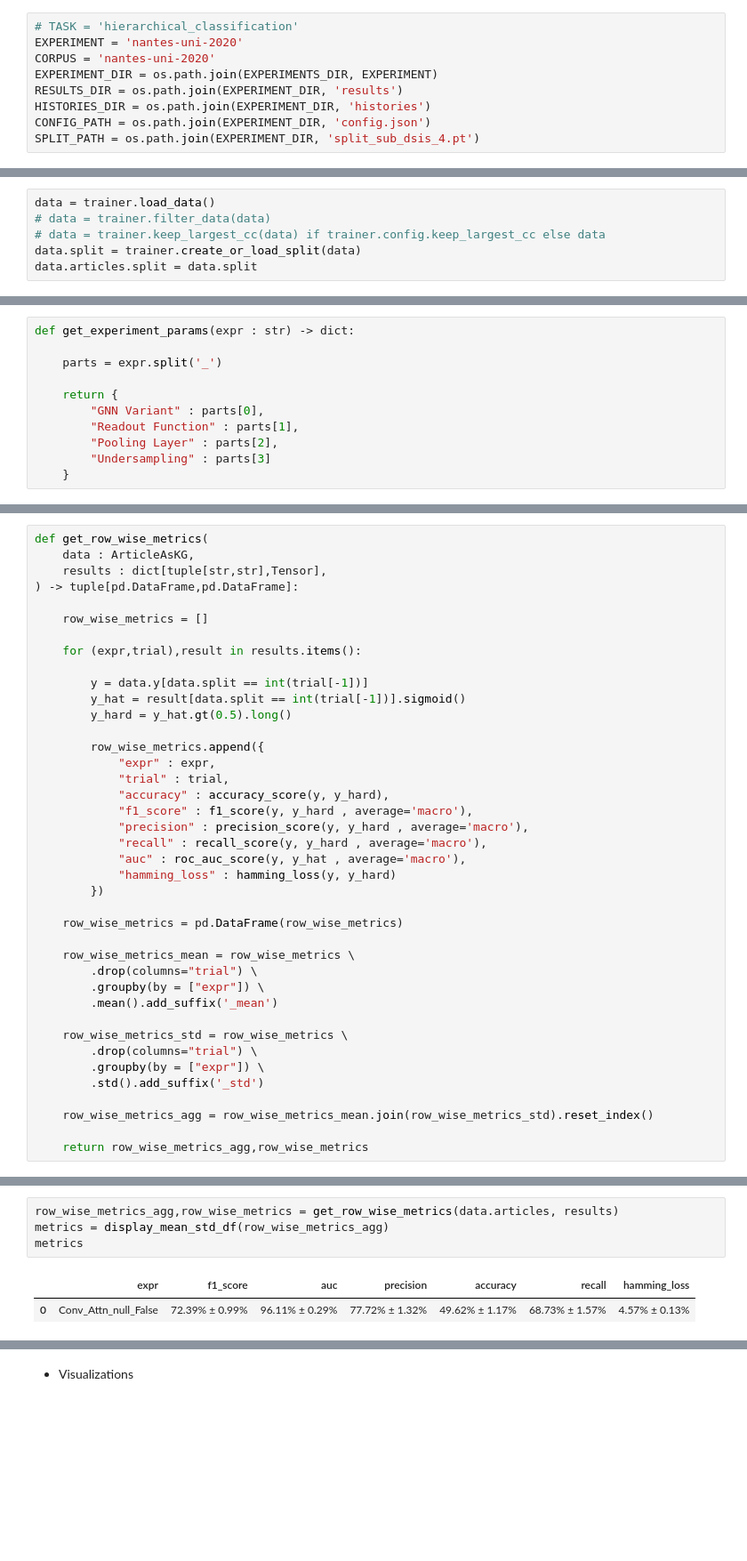
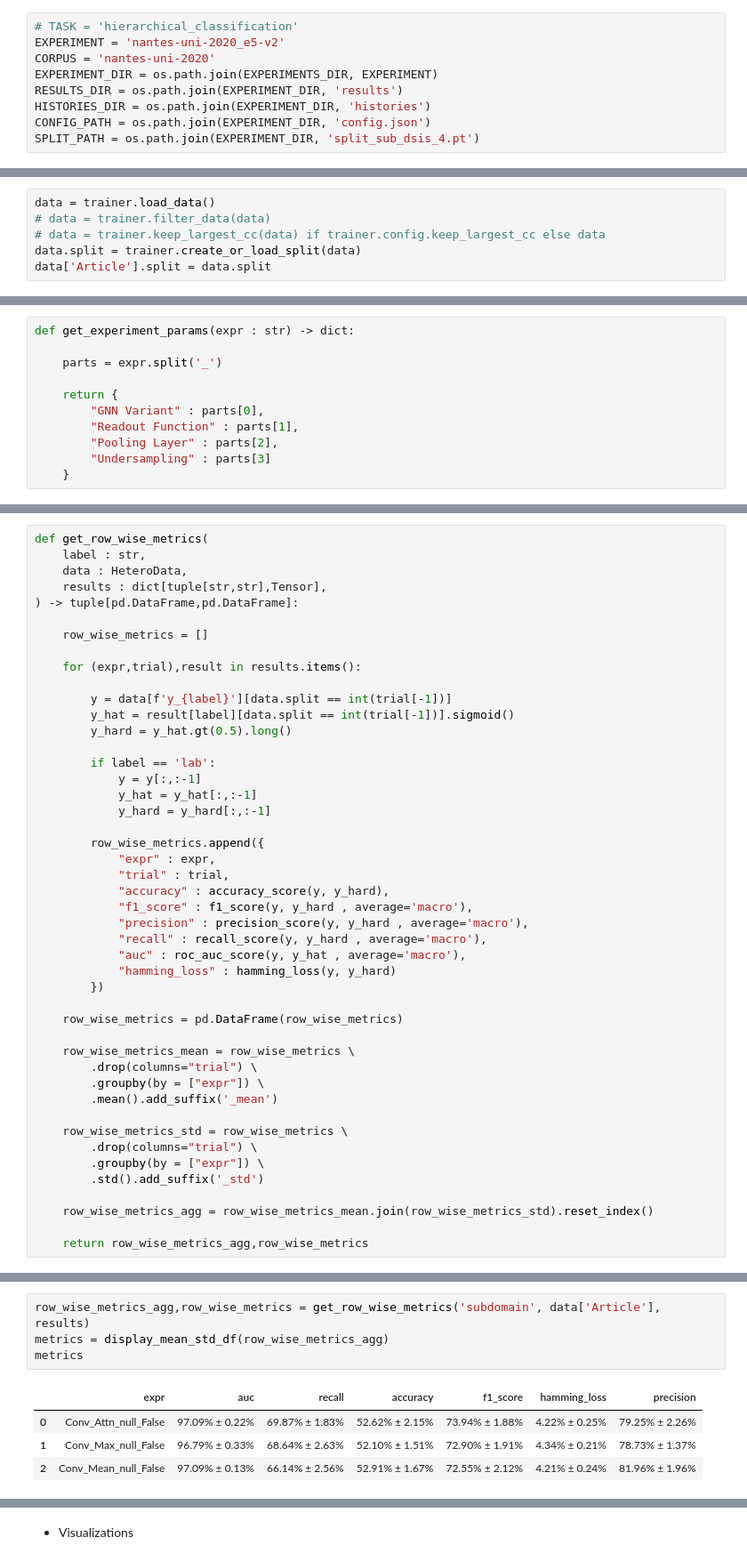
Before and after one commit to abdelnour13/ExMap, a Jupyter notebook: notebooks/Evaluation.ipynb, the cells around one changed output, grey strips where cells are left out. Shown at 89% size. Drawn from its saved outputs; the diff is of its cells as text; blank space fills up the shorter version.

Commit message:
restructing project : data hierarchy, env variables, commands

```diff
--- a/notebooks/Evaluation.ipynb
+++ b/notebooks/Evaluation.ipynb
@@ -28,7 +29,7 @@ dir = os.path.join(ROOT_DIR, 'assets', 'articles_classification_results')
 # Load the results
 # %%
 # TASK = 'hierarchical_classification'
-EXPERIMENT = 'nantes-uni-2020'
+EXPERIMENT = 'nantes-uni-2020_e5-v2'
 CORPUS = 'nantes-uni-2020'
 EXPERIMENT_DIR = os.path.join(EXPERIMENTS_DIR, EXPERIMENT)
 RESULTS_DIR = os.path.join(EXPERIMENT_DIR, 'results')
@@ -83,5 +84,5 @@ data = trainer.load_data()
 # data = trainer.filter_data(data)
 # data = trainer.keep_largest_cc(data) if trainer.config.keep_largest_cc else data
 data.split = trainer.create_or_load_split(data)
-data.articles.split = data.split
+data['Article'].split = data.split
 # %%
@@ -253,7 +262,8 @@ def get_label_wise_metrics(
     return label_wise_metrics_agg,label_wise_metrics
 # %%
 def get_row_wise_metrics(
-    data : ArticleAsKG,
+    label : str,
+    data : HeteroData,
     results : dict[tuple[str,str],Tensor],
 ) -> tuple[pd.DataFrame,pd.DataFrame]:
 
@@ -261,9 +271,14 @@ def get_row_wise_metrics(
 
     for (expr,trial),result in results.items():
 
-        y = data.y[data.split == int(trial[-1])]
-        y_hat = result[data.split == int(trial[-1])].sigmoid()
+        y = data[f'y_{label}'][data.split == int(trial[-1])]
+        y_hat = result[label][data.split == int(trial[-1])].sigmoid()
         y_hard = y_hat.gt(0.5).long()
+
+        if label == 'lab':
+            y = y[:,:-1]
+            y_hat = y_hat[:,:-1]
+            y_hard = y_hard[:,:-1]
 
         row_wise_metrics.append({
             "expr" : expr,
@@ -300,7 +317,9 @@ display_mean_std_df(label_wise_metrics_agg)
 # %%
-row_wise_metrics_agg,row_wise_metrics = get_row_wise_metrics(data.articles, results)
+row_wise_metrics_agg,row_wise_metrics = get_row_wise_metrics('subdomain', data['Article'], results)
 metrics = display_mean_std_df(row_wise_metrics_agg)
 metrics
 # %% [output]
-|  | expr | f1_score | auc | precision | accuracy | recall | hamming_loss |
-| 0 | Conv_Attn_null_False | 72.39% ± 0.99% | 96.11% ± 0.29% | 77.72% ± 1.32% | 49.62% ± 1.17% | 68.73% ± 1.57% | 4.57% ± 0.13% |
+|  | expr | auc | recall | accuracy | f1_score | hamming_loss | precision |
+| 0 | Conv_Attn_null_False | 97.09% ± 0.22% | 69.87% ± 1.83% | 52.62% ± 2.15% | 73.94% ± 1.88% | 4.22% ± 0.25% | 79.25% ± 2.26% |
+| 1 | Conv_Max_null_False | 96.79% ± 0.33% | 68.64% ± 2.63% | 52.10% ± 1.51% | 72.90% ± 1.91% | 4.34% ± 0.21% | 78.73% ± 1.37% |
+| 2 | Conv_Mean_null_False | 97.09% ± 0.13% | 66.14% ± 2.56% | 52.91% ± 1.67% | 72.55% ± 2.12% | 4.21% ± 0.24% | 81.96% ± 1.96% |
```
Also changed, not shown: parts of 13 cells of this notebook, 57 other files.
